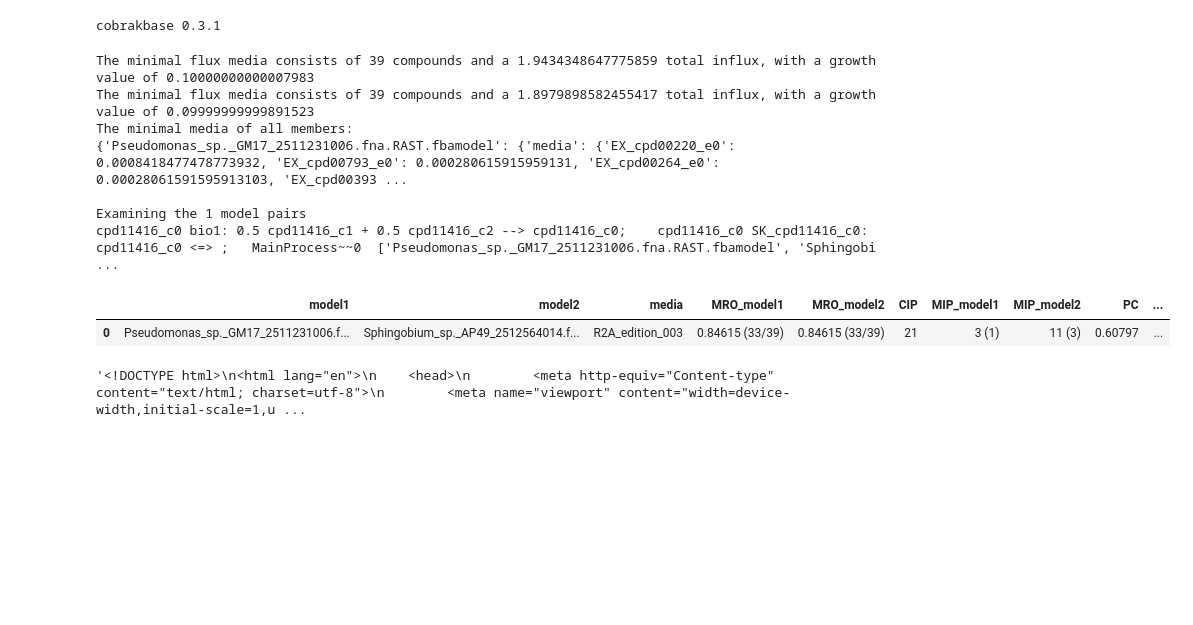
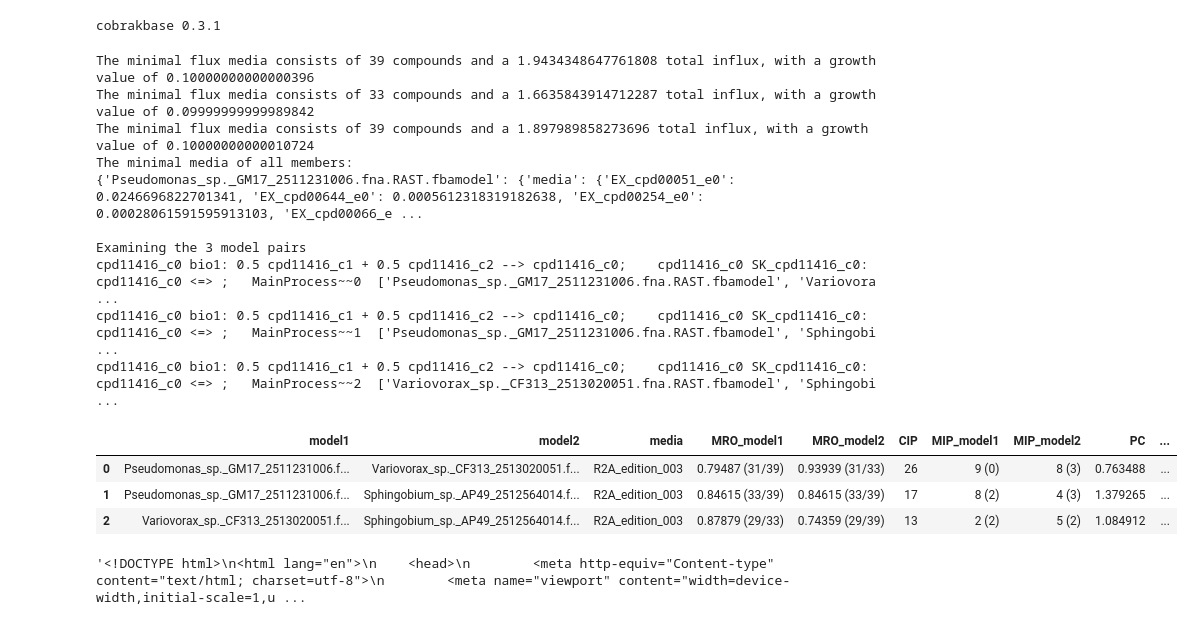
Before and after one commit to dtriadis/ModelSEEDpy, a Jupyter notebook: examples/Community Modeling/smetana/debugging_CommScores_app.ipynb, the cells around one changed output. Saved outputs shown, nothing was run; the diff lists cells and outputs as text; code cells hidden in the pictures; blank space fills up the shorter version.

Commit message:
CommScores study and metquest curation

```diff
--- a/examples/Community Modeling/smetana/debugging_CommScores_app.ipynb
+++ b/examples/Community Modeling/smetana/debugging_CommScores_app.ipynb
@@ -18,24 +18,29 @@ cobrakbase 0.3.1
 # %%
 %run ../../../modelseedpy/community/mscommscores.py
 
 from os import cpu_count
-df, mets = MSCommScores.kbase_output([model1, model2, #model3
+df, mets = MSCommScores.kbase_output([model1, model2, model3
                                   ], kbase_obj=kbase_api, environments=environments) #, pool_size=cpu_count()/2)[0])
 display(df)
 
 %run ../../../modelseedpy/core/report.py
 
 commscores_report(df, mets)
 # %% [output]
-The minimal flux media consists of 39 compounds and a 1.9434348647775859 total influx, with a growth value of 0.10000000000007983
-The minimal flux media consists of 39 compounds and a 1.8979898582455417 total influx, with a growth value of 0.09999999999891523
+The minimal flux media consists of 39 compounds and a 1.9434348647761808 total influx, with a growth value of 0.10000000000000396
+The minimal flux media consists of 33 compounds and a 1.6635843914712287 total influx, with a growth value of 0.09999999999989842
+The minimal flux media consists of 39 compounds and a 1.897989858273696 total influx, with a growth value of 0.10000000000010724
 The minimal media of all members:
-{'Pseudomonas_sp._GM17_2511231006.fna.RAST.fbamodel': {'media': {'EX_cpd00220_e0': 0.0008418477478773932, 'EX_cpd00793_e0': 0.000280615915959131, 'EX_cpd00264_e0': 0.00028061591595913103, 'EX_cpd00393 ...
+{'Pseudomonas_sp._GM17_2511231006.fna.RAST.fbamodel': {'media': {'EX_cpd00051_e0': 0.0246696822701341, 'EX_cpd00644_e0': 0.0005612318319182638, 'EX_cpd00254_e0': 0.00028061591595913103, 'EX_cpd00066_e ...
 
-Examining the 1 model pairs
-cpd11416_c0 bio1: 0.5 cpd11416_c1 + 0.5 cpd11416_c2 --> cpd11416_c0;    cpd11416_c0 SK_cpd11416_c0: cpd11416_c0 <=> ;   MainProcess~~0  ['Pseudomonas_sp._GM17_2511231006.fna.RAST.fbamodel', 'Sphingobi ...
+Examining the 3 model pairs
+cpd11416_c0 bio1: 0.5 cpd11416_c1 + 0.5 cpd11416_c2 --> cpd11416_c0;    cpd11416_c0 SK_cpd11416_c0: cpd11416_c0 <=> ;   MainProcess~~0  ['Pseudomonas_sp._GM17_2511231006.fna.RAST.fbamodel', 'Variovora ...
+cpd11416_c0 bio1: 0.5 cpd11416_c1 + 0.5 cpd11416_c2 --> cpd11416_c0;    cpd11416_c0 SK_cpd11416_c0: cpd11416_c0 <=> ;   MainProcess~~1  ['Pseudomonas_sp._GM17_2511231006.fna.RAST.fbamodel', 'Sphingobi ...
+cpd11416_c0 bio1: 0.5 cpd11416_c1 + 0.5 cpd11416_c2 --> cpd11416_c0;    cpd11416_c0 SK_cpd11416_c0: cpd11416_c0 <=> ;   MainProcess~~2  ['Variovorax_sp._CF313_2513020051.fna.RAST.fbamodel', 'Sphingobi ...
 |  | model1 | model2 | media | MRO_model1 | MRO_model2 | CIP | MIP_model1 | MIP_model2 | PC | ... |
-| 0 | Pseudomonas_sp._GM17_2511231006.f... | Sphingobium_sp._AP49_2512564014.f... | R2A_edition_003 | 0.84615 (33/39) | 0.84615 (33/39) | 21 | 3 (1) | 11 (3) | 0.60797 | ... |
+| 0 | Pseudomonas_sp._GM17_2511231006.f... | Variovorax_sp._CF313_2513020051.f... | R2A_edition_003 | 0.79487 (31/39) | 0.93939 (31/33) | 26 | 9 (0) | 8 (3) | 0.763488 | ... |
+| 1 | Pseudomonas_sp._GM17_2511231006.f... | Sphingobium_sp._AP49_2512564014.f... | R2A_edition_003 | 0.84615 (33/39) | 0.84615 (33/39) | 17 | 8 (2) | 4 (3) | 1.379265 | ... |
+| 2 | Variovorax_sp._CF313_2513020051.f... | Sphingobium_sp._AP49_2512564014.f... | R2A_edition_003 | 0.87879 (29/33) | 0.74359 (29/39) | 13 | 2 (2) | 5 (2) | 1.084912 | ... |
 '<!DOCTYPE html>\n<html lang="en">\n    <head>\n        <meta http-equiv="Content-type" content="text/html; charset=utf-8">\n        <meta name="viewport" content="width=device-width,initial-scale=1,u ...
 # %%
 from modelseedpy import MSCommScores, commscores_report
```
Also changed, not shown: parts of 1 cell of this notebook, 6 other files.
